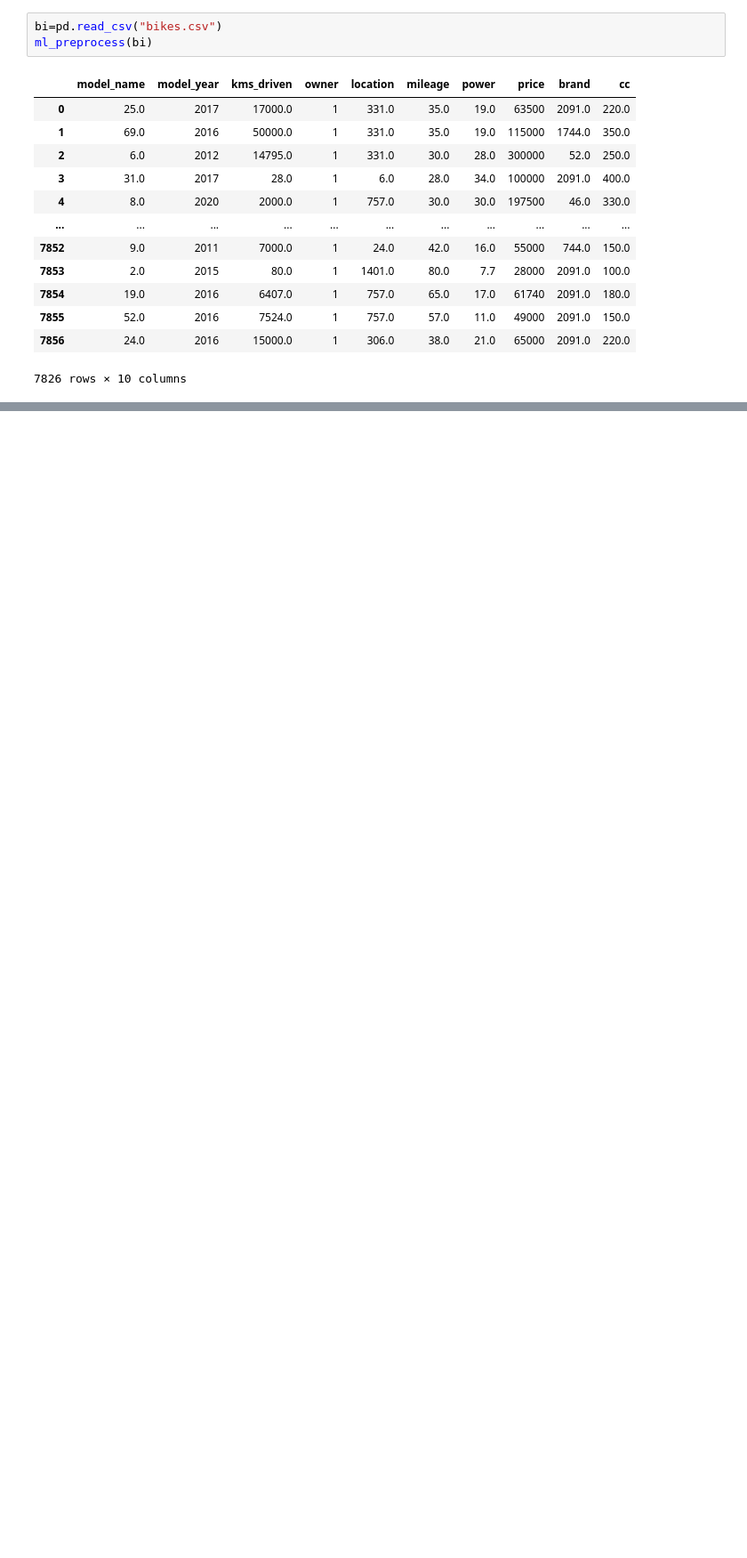
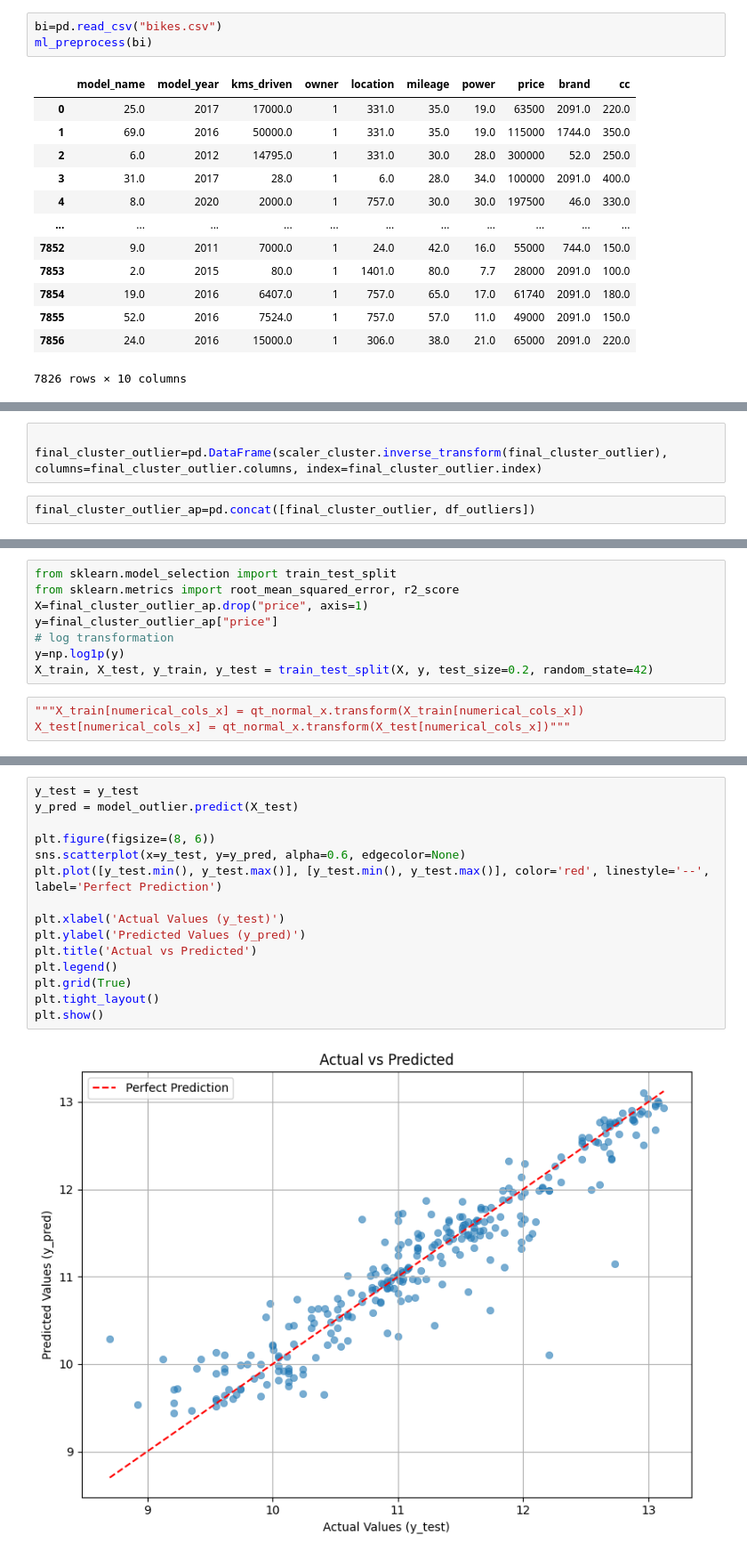
Before and after one commit to sushantkas/Pr-2-used-bikes, a Jupyter notebook: Final_ML_Model.ipynb, the cells around one changed output, grey strips where cells are left out. Shown at 89% size. Cells and saved outputs as stored; diff of their text form; blank space fills up the shorter version.

```diff
--- a/Final_ML_Model.ipynb
+++ b/Final_ML_Model.ipynb
@@ -260,0 +577,5 @@ ml_preprocess(bi)
+# %%
+
+final_cluster_outlier=pd.DataFrame(scaler_cluster.inverse_transform(final_cluster_outlier), columns=final_cluster_outlier.columns, index=final_cluster_outlier.index)
+# %%
+final_cluster_outlier_ap=pd.concat([final_cluster_outlier, df_outliers])
@@ -260,0 +586,11 @@ ml_preprocess(bi)
+# %%
+from sklearn.model_selection import train_test_split
+from sklearn.metrics import root_mean_squared_error, r2_score
+X=final_cluster_outlier_ap.drop("price", axis=1)
+y=final_cluster_outlier_ap["price"]
+# log transformation
+y=np.log1p(y)
+X_train, X_test, y_train, y_test = train_test_split(X, y, test_size=0.2, random_state=42)
+# %%
+"""X_train[numerical_cols_x] = qt_normal_x.transform(X_train[numerical_cols_x])
+X_test[numerical_cols_x] = qt_normal_x.transform(X_test[numerical_cols_x])"""
@@ -260,0 +689,17 @@ ml_preprocess(bi)
+# %%
+y_test = y_test
+y_pred = model_outlier.predict(X_test)
+
+plt.figure(figsize=(8, 6))
+sns.scatterplot(x=y_test, y=y_pred, alpha=0.6, edgecolor=None)
+plt.plot([y_test.min(), y_test.max()], [y_test.min(), y_test.max()], color='red', linestyle='--', label='Perfect Prediction')
+
+plt.xlabel('Actual Values (y_test)')
+plt.ylabel('Predicted Values (y_pred)')
+plt.title('Actual vs Predicted')
+plt.legend()
+plt.grid(True)
+plt.tight_layout()
+plt.show()
+# %% [output]
+[figure, added]
```
Also changed, not shown: parts of 40 cells of this notebook, 7 other files.
